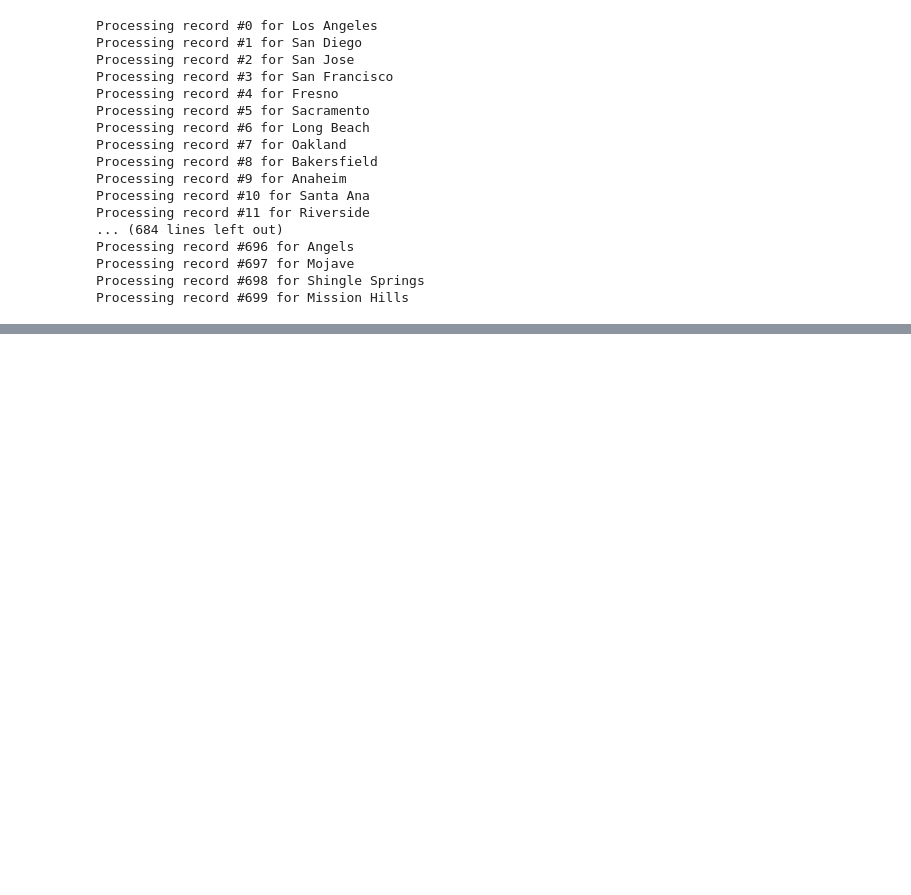
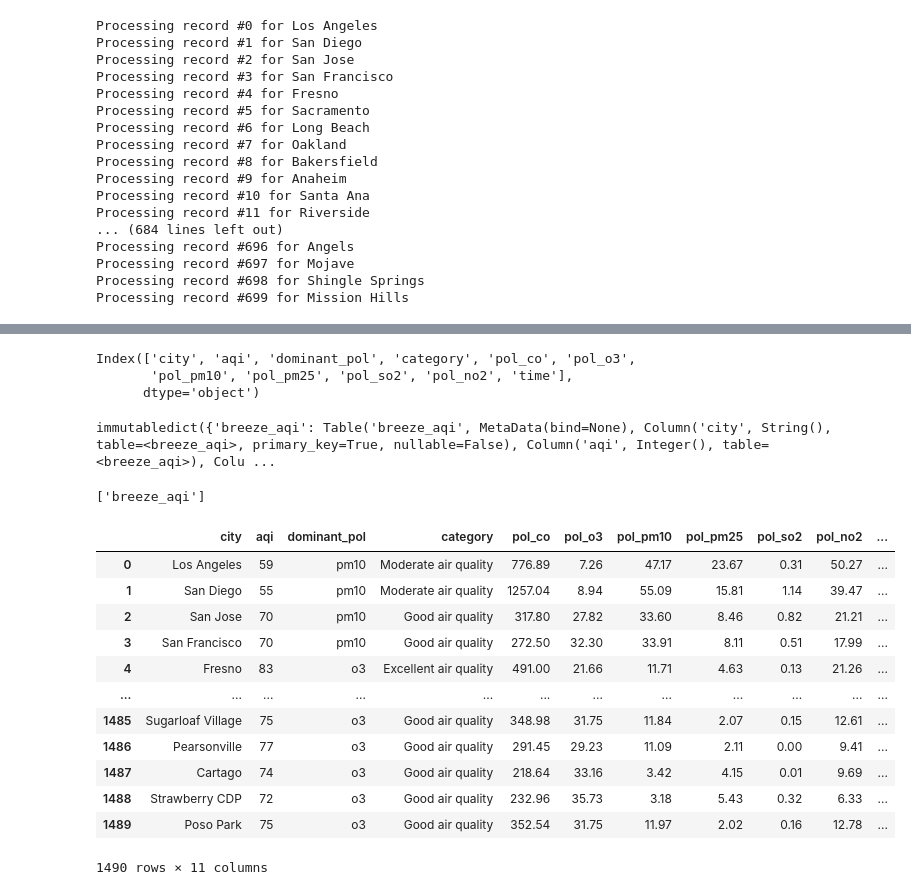
Before and after one commit to medinachuck/AQI-Dashboard, a Jupyter notebook: breezometer_api_requests.ipynb, the cells around one changed output, grey strips where cells are left out. Drawn from its saved outputs; the diff is of its cells as text; code cells hidden in the pictures; blank space fills up the shorter version.

```diff
--- a/breezometer_api_requests.ipynb
+++ b/breezometer_api_requests.ipynb
@@ -116,0 +140,6 @@ ca_air_quality_data = pd.DataFrame(air_quality_dict)
+# %%
+# Connecting our postgresSQL database with our notebook
+# Please make sure to update your postgres credential
+engine = create_engine('postgresql://postgres:Jun3bug6@localhost:5432/caliaqi_db')
+
+connection = engine.connect()
@@ -116,0 +155,6 @@ ca_air_quality_data = pd.DataFrame(air_quality_dict)
+# %%
+ca_air_quality_data.columns
+# %% [output]
+Index(['city', 'aqi', 'dominant_pol', 'category', 'pol_co', 'pol_o3',
+       'pol_pm10', 'pol_pm25', 'pol_so2', 'pol_no2', 'time'],
+      dtype='object')
@@ -116,0 +176,5 @@ ca_air_quality_data = pd.DataFrame(air_quality_dict)
+# %%
+# Right now, this table only exist in python and not in the actual database
+Base.metadata.tables
+# %% [output]
+immutabledict({'breeze_aqi': Table('breeze_aqi', MetaData(bind=None), Column('city', String(), table=<breeze_aqi>, primary_key=True, nullable=False), Column('aqi', Integer(), table=<breeze_aqi>), Colu ...
@@ -116,0 +184,4 @@ ca_air_quality_data = pd.DataFrame(air_quality_dict)
+# %%
+engine.table_names()
+# %% [output]
+['breeze_aqi']
@@ -116,0 +191,17 @@ ca_air_quality_data = pd.DataFrame(air_quality_dict)
+# %%
+# Read the Merged Database in Pandas
+pd.read_sql_query('''SELECT * FROM breeze_aqi;''', engine)
+# %% [output]
+|  | city | aqi | dominant_pol | category | pol_co | pol_o3 | pol_pm10 | pol_pm25 | pol_so2 | pol_no2 | ... |
+| 0 | Los Angeles | 59 | pm10 | Moderate air quality | 776.89 | 7.26 | 47.17 | 23.67 | 0.31 | 50.27 | ... |
+| 1 | San Diego | 55 | pm10 | Moderate air quality | 1257.04 | 8.94 | 55.09 | 15.81 | 1.14 | 39.47 | ... |
+| 2 | San Jose | 70 | pm10 | Good air quality | 317.80 | 27.82 | 33.60 | 8.46 | 0.82 | 21.21 | ... |
+| 3 | San Francisco | 70 | pm10 | Good air quality | 272.50 | 32.30 | 33.91 | 8.11 | 0.51 | 17.99 | ... |
+| 4 | Fresno | 83 | o3 | Excellent air quality | 491.00 | 21.66 | 11.71 | 4.63 | 0.13 | 21.26 | ... |
+| ... | ... | ... | ... | ... | ... | ... | ... | ... | ... | ... | ... |
+| 1485 | Sugarloaf Village | 75 | o3 | Good air quality | 348.98 | 31.75 | 11.84 | 2.07 | 0.15 | 12.61 | ... |
+| 1486 | Pearsonville | 77 | o3 | Good air quality | 291.45 | 29.23 | 11.09 | 2.11 | 0.00 | 9.41 | ... |
+| 1487 | Cartago | 74 | o3 | Good air quality | 218.64 | 33.16 | 3.42 | 4.15 | 0.01 | 9.69 | ... |
+| 1488 | Strawberry CDP | 72 | o3 | Good air quality | 232.96 | 35.73 | 3.18 | 5.43 | 0.32 | 6.33 | ... |
+| 1489 | Poso Park | 75 | o3 | Good air quality | 352.54 | 31.75 | 11.97 | 2.02 | 0.16 | 12.78 | ... |
+1490 rows × 11 columns
```
Also changed, not shown: parts of 17 cells of this notebook, 1 other file.
